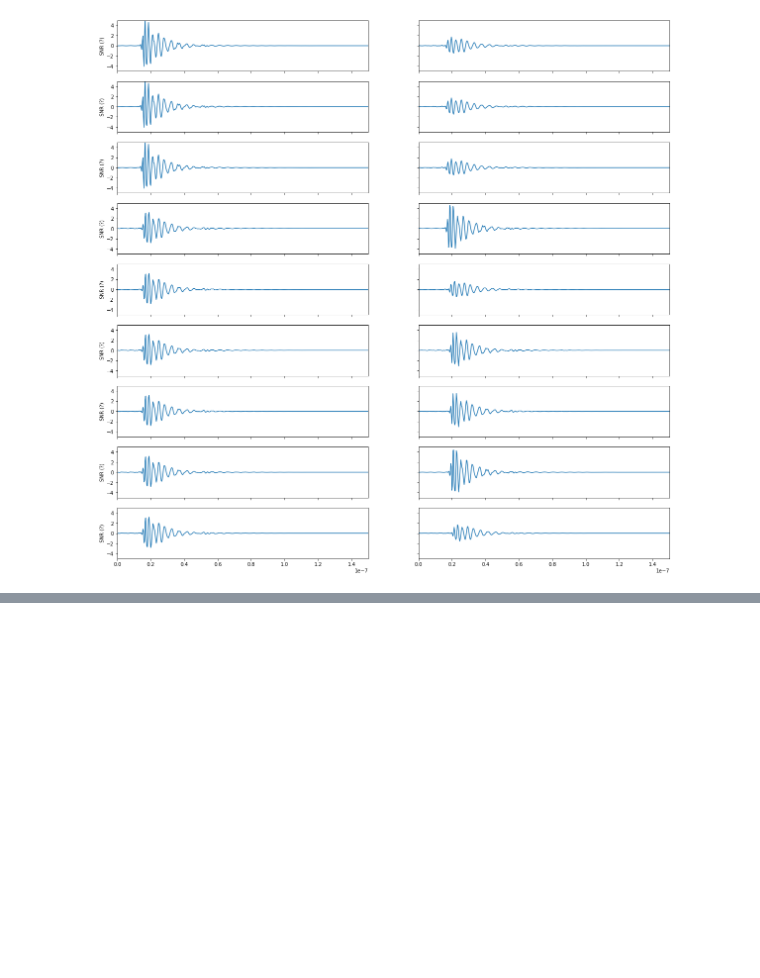
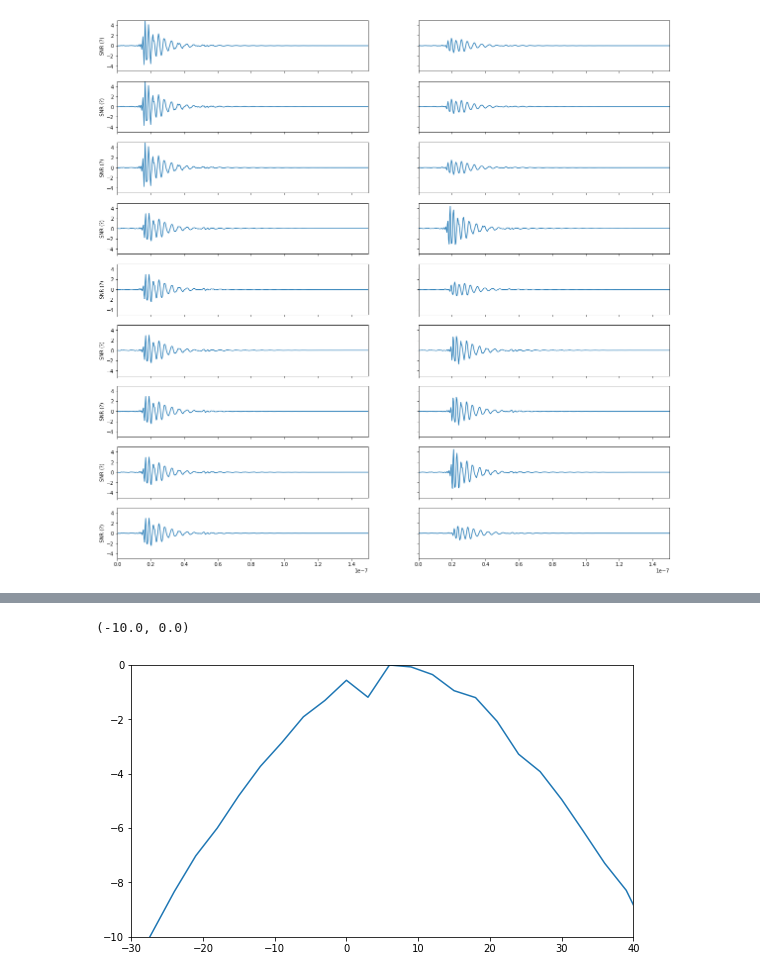
Before and after one commit to williamluszczak/PUEO_timing, a Jupyter notebook: Plane_waves2.0.ipynb, the cells around one changed output, grey strips where cells are left out. Cells and saved outputs as stored; diff of their text form; code cells hidden in the pictures; blank space fills up the shorter version.

```diff
--- a/Plane_waves2.0.ipynb
+++ b/Plane_waves2.0.ipynb
@@ -745,0 +1310,17 @@ plt.rcParams["figure.figsize"] = (9,5)
+# %%
+def norm_to_ang(norm):
+    x = norm[0]
+    y = norm[1]
+    z = norm[2]
+
+    phi = np.arctan(y/x)
+    th = np.arccos(z/np.sqrt(x**2+y**2+z**2))
+    return np.degrees(phi), np.degrees(th)
+
+def ang_to_norm(th, phi):
+    x = np.cos(np.radians(phi))*np.cos(np.radians(th))
+    y = np.sin(np.radians(phi))*np.cos(np.radians(th))
+    z = np.sin(np.radians(th))
+
+    norm = 1./np.sqrt(x**2+y**2+z**2)
+    return -1.*norm*np.array([x,y,z])
@@ -745,0 +1333,14 @@ plt.rcParams["figure.figsize"] = (9,5)
+# %%
+phis = np.arange(-60.,60.,3.)
+
+avgpowers = []
+for phi_sig in phis:
+    norm = ang_to_norm(0., phi_sig)
+    point = np.array([0., 0., 0.])
+    phi_powers = []
+    for i in range(0,50):
+        power = do_sim(norm,point)
+        phi_powers.append(power)
+    avgpower = np.average(phi_powers)
+    avgpowers.append(avgpower)
+    print(phi_sig, norm, avgpower)
@@ -745,0 +1365,8 @@ plt.rcParams["figure.figsize"] = (9,5)
+# %%
+adjpow = 10.*np.log10(avgpowers)-max(10*np.log10(avgpowers))
+plt.plot(phis, adjpow)
+plt.xlim(-30,40)
+plt.ylim(-10,0)
+# %% [output]
+(-10.0, 0.0)
+[figure, added]
```
Also changed, not shown: parts of 19 cells of this notebook, 1 other file.
